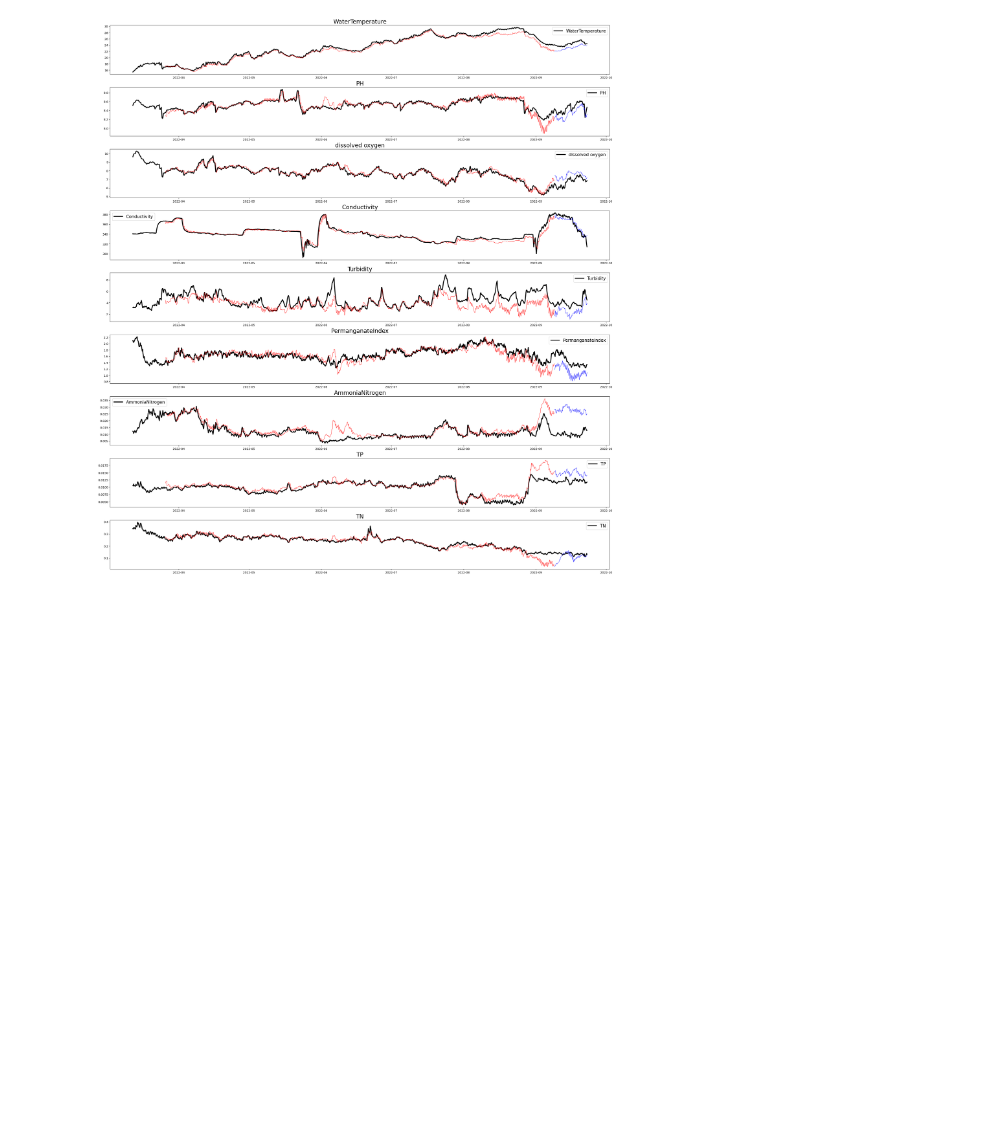
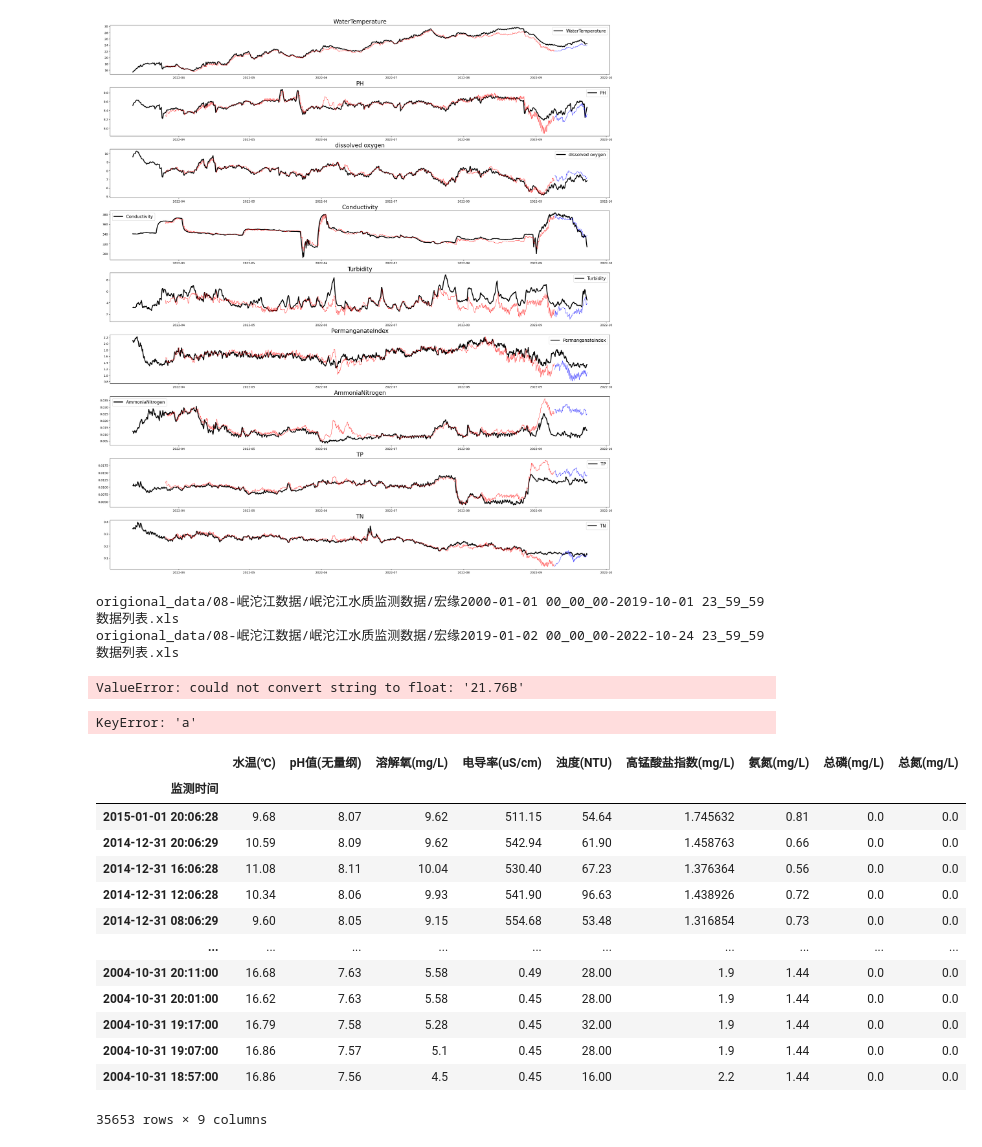
Before and after one commit to dljjqy/UnderWater, a Jupyter notebook: test.ipynb, the cells around one changed output. Saved outputs shown, nothing was run; the diff lists cells and outputs as text; code cells hidden in the pictures; blank space fills up the shorter version.

```diff
--- a/test.ipynb
+++ b/test.ipynb
@@ -158,3 +197,69 @@ plot(index, real, prediction, 9000-window)
 df = df * (maxs - mins) + mins
 val = df.values
 print(val.shape)
+# %%
+from pathlib import Path
+import re
+p1 = Path('./origional_data/08-岷沱江数据/岷沱江水质监测数据/')
+p2 = Path('./origional_data/04-四川省边界断面/四川边界断面水质数据/')
+
+
+# Handler MinTuoJian roughly
+loc = {}
+for file in p1.iterdir():
+    name = re.search('\D+',file.stem)[0]
+    if name not in loc.keys():
+        loc[name] = [file]
+    else:
+        loc[name].append(file)
+
+for name in loc.keys():
+    dfs = []
+    for file in loc[name]:
+        print(file)
+        df = pd.read_excel(file, header=1, index_col=0)
+        df.drop(df.index[0], inplace=True)
+        df = df.loc[::-1]
+        df.index = pd.to_datetime(df.index, format='%Y-%m-%d %H:%M:%S')
+        df.replace(to_replace= '--', value = np.nan, inplace=True)
+        try:
+            df = df.astype('float64')
+        except ValueError:
+
+
+        df = df.resample('4H', 'index').mean()
+        dfs.append(df)
+    df = pd.concat(dfs)
+    df = df.sort_index()
+
+    break
+# %% [output]
+origional_data/08-岷沱江数据/岷沱江水质监测数据/宏缘2000-01-01 00_00_00-2019-10-01 23_59_59数据列表.xls
+origional_data/08-岷沱江数据/岷沱江水质监测数据/宏缘2019-01-02 00_00_00-2022-10-24 23_59_59数据列表.xls
+ValueError: could not convert string to float: '21.76B'
+# %%
+dc = {}
+bool(dc['a'])
+# %% [output]
+KeyError: 'a'
+# %%
+p1 = './origional_data/04-四川省边界断面/四川边界断面水质数据/两汇水.xls'
+p2 = './origional_data/08-岷沱江数据/岷沱江水质监测数据/201医院2000-01-01 00_00_00-2015-01-01 23_59_59数据列表.xls'
+df = pd.read_excel(p2, header=1, index_col=0)
+df = df.drop(df.index[0])
+df
+# %% [output]
+|  | 水温(℃) | pH值(无量纲) | 溶解氧(mg/L) | 电导率(uS/cm) | 浊度(NTU) | 高锰酸盐指数(mg/L) | 氨氮(mg/L) | 总磷(mg/L) | 总氮(mg/L) |
+| 监测时间 |  |  |  |  |  |  |  |  |  |
+| 2015-01-01 20:06:28 | 9.68 | 8.07 | 9.62 | 511.15 | 54.64 | 1.745632 | 0.81 | 0.0 | 0.0 |
+| 2014-12-31 20:06:29 | 10.59 | 8.09 | 9.62 | 542.94 | 61.90 | 1.458763 | 0.66 | 0.0 | 0.0 |
+| 2014-12-31 16:06:28 | 11.08 | 8.11 | 10.04 | 530.40 | 67.23 | 1.376364 | 0.56 | 0.0 | 0.0 |
+| 2014-12-31 12:06:28 | 10.34 | 8.06 | 9.93 | 541.90 | 96.63 | 1.438926 | 0.72 | 0.0 | 0.0 |
+| 2014-12-31 08:06:29 | 9.60 | 8.05 | 9.15 | 554.68 | 53.48 | 1.316854 | 0.73 | 0.0 | 0.0 |
+| ... | ... | ... | ... | ... | ... | ... | ... | ... | ... |
+| 2004-10-31 20:11:00 | 16.68 | 7.63 | 5.58 | 0.49 | 28.00 | 1.9 | 1.44 | 0.0 | 0.0 |
+| 2004-10-31 20:01:00 | 16.62 | 7.63 | 5.58 | 0.45 | 28.00 | 1.9 | 1.44 | 0.0 | 0.0 |
+| 2004-10-31 19:17:00 | 16.79 | 7.58 | 5.28 | 0.45 | 32.00 | 1.9 | 1.44 | 0.0 | 0.0 |
+| 2004-10-31 19:07:00 | 16.86 | 7.57 | 5.1 | 0.45 | 28.00 | 1.9 | 1.44 | 0.0 | 0.0 |
+| 2004-10-31 18:57:00 | 16.86 | 7.56 | 4.5 | 0.45 | 16.00 | 2.2 | 1.44 | 0.0 | 0.0 |
+35653 rows × 9 columns
```
Also changed, not shown: parts of 4 cells of this notebook, 1 other file.
